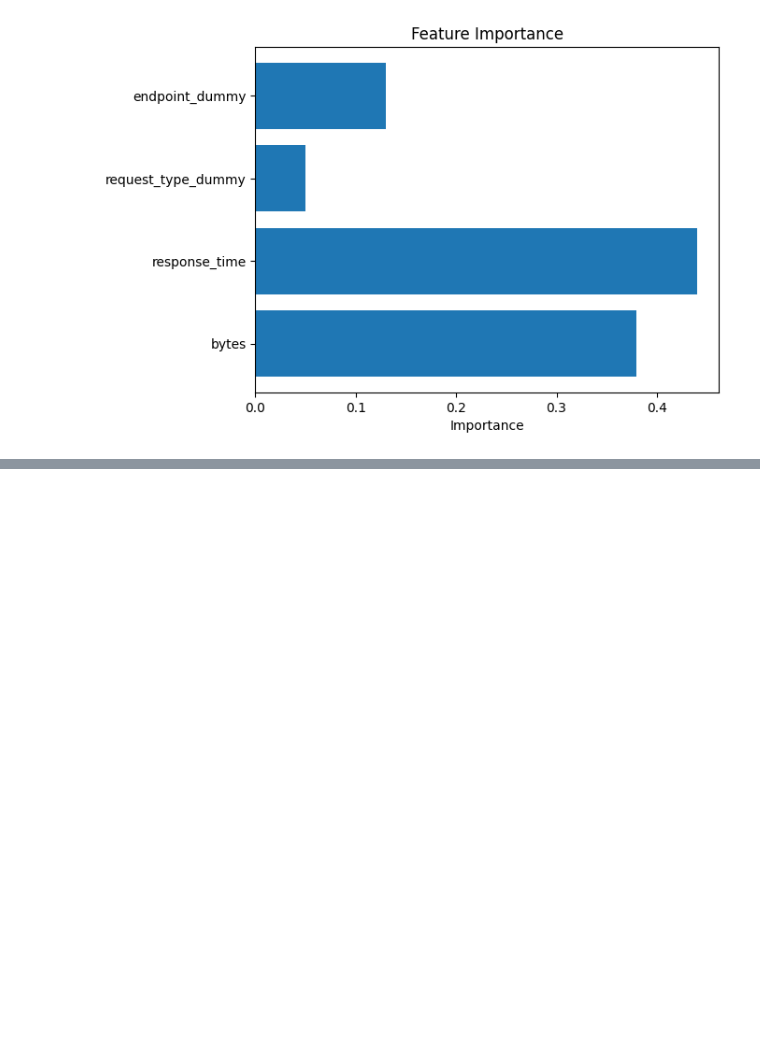
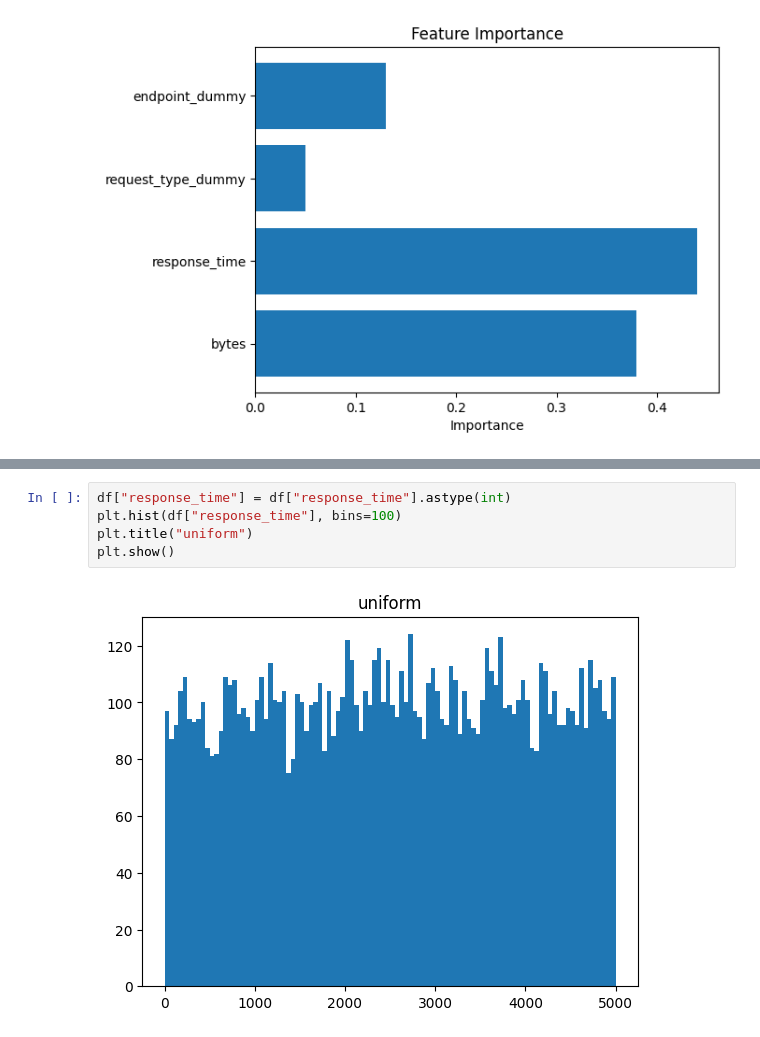
Before and after one commit to jacobrak/logscan, a Jupyter notebook: notebooks/testnotebook.ipynb, the cells around one changed output, grey strips where cells are left out. Cells and saved outputs as stored; diff of their text form; blank space fills up the shorter version.

```diff
--- a/notebooks/testnotebook.ipynb
+++ b/notebooks/testnotebook.ipynb
@@ -113,0 +126,7 @@ plt.show()
+# %%
+df["response_time"] = df["response_time"].astype(int)
+plt.hist(df["response_time"], bins=100)
+plt.title("uniform")
+plt.show()
+# %% [output]
+[figure, added]
```
Also changed, not shown: parts of 5 cells of this notebook.
